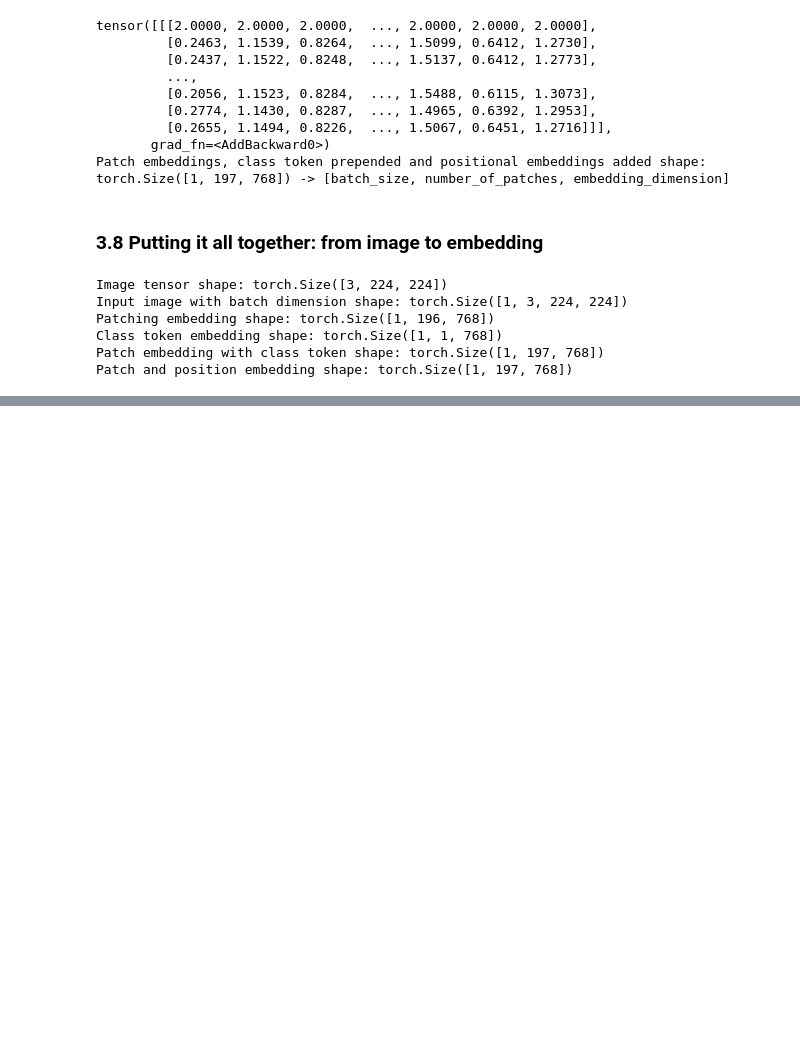
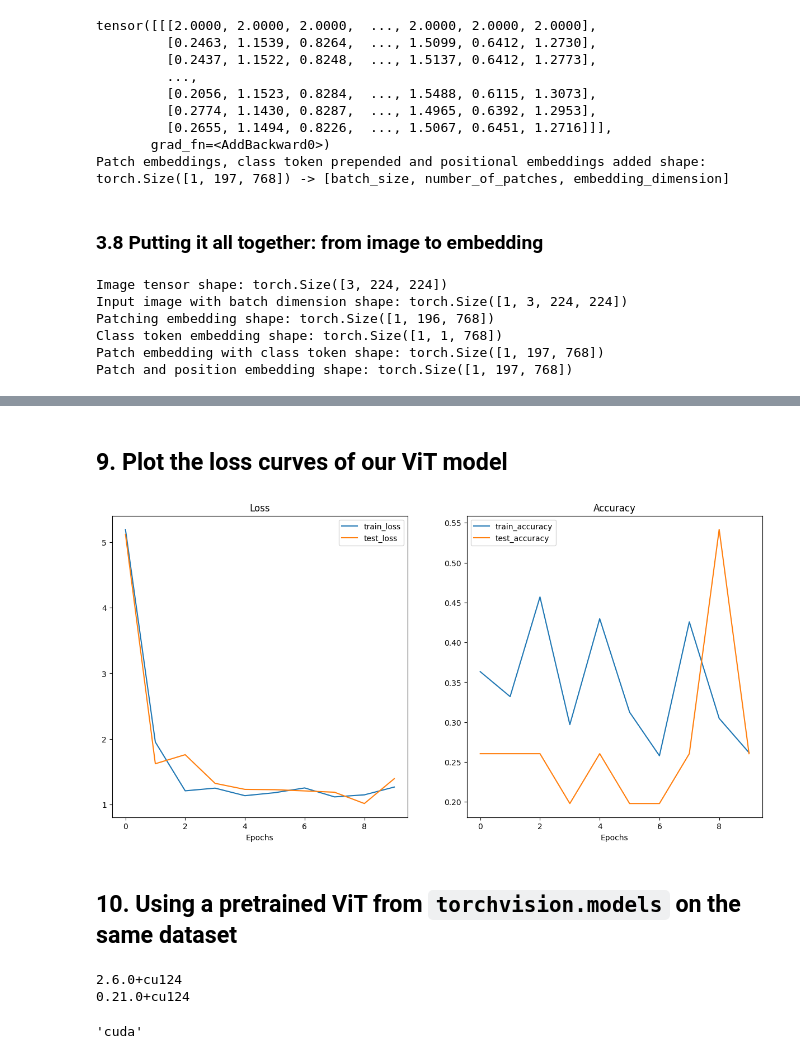
Before and after one commit to phoenixdev100/CyberKnights-NutriVision, a Jupyter notebook: Food_Data_ViT_Embeddings.ipynb, the cells around one changed output, grey strips where cells are left out. Drawn from its saved outputs; the diff is of its cells as text; code cells hidden in the pictures; blank space fills up the shorter version.

Commit message:
added the multi-head-attention, and food, prediction using with pretrained ViT model over 3 classes of pizza, steak and sushi

```diff
--- a/Food_Data_ViT_Embeddings.ipynb
+++ b/Food_Data_ViT_Embeddings.ipynb
@@ -614,0 +876,11 @@ Patch and position embedding shape: torch.Size([1, 197, 768])
+# %%
+set_seeds()
+
+# Create a random tensor with same shape as a single image
+random_image_tensor = torch.randn(1, 3, 224, 224) # (batch_size, color_channels, height, width)
+
+# Create an instance of ViT with the number of classes we're working with (pizza, steak, sushi)
+vit = ViT(num_classes=len(class_names))
+
+# Pass the random image tensor to our ViT instance
+vit(random_image_tensor)
@@ -614,0 +904,23 @@ Patch and position embedding shape: torch.Size([1, 197, 768])
+# %%
+from going_modular.going_modular import engine
+
+# Setup the optimizer to optimize our ViT model parameters using hyperparameters from the ViT paper
+optimizer = torch.optim.Adam(params=vit.parameters(),
+                             lr=3e-3, # Base LR
+                             betas=(0.9, 0.999), # default values (Training & Fine-tuning)
+                             weight_decay=0.3) # (Training & Fine-tuning)
+
+# Setup the loss function for multi-class classification
+loss_fn = torch.nn.CrossEntropyLoss()
+
+# Set the seeds
+set_seeds()
+
+# Train the model and save the training results to a dictionary
+results = engine.train(model=vit,
+                       train_dataloader=train_dataloader,
+                       test_dataloader=test_dataloader,
+                       optimizer=optimizer,
+                       loss_fn=loss_fn,
+                       epochs=10,
+                       device=device)
@@ -614,0 +938,24 @@ Patch and position embedding shape: torch.Size([1, 197, 768])
+# %% [markdown]
+## 9. Plot the loss curves of our ViT model
+# %%
+from helper_functions import plot_loss_curves
+
+# Plot our ViT model's loss curves
+plot_loss_curves(results)
+# %% [output]
+[figure, added]
+# %% [markdown]
+## 10. Using a pretrained ViT from `torchvision.models` on the same dataset
+# %%
+import torch
+import torchvision
+print(torch.__version__)
+print(torchvision.__version__)
+# %% [output]
+2.6.0+cu124
+0.21.0+cu124
+# %%
+device = "cuda" if torch.cuda.is_available() else "cpu"
+device
+# %% [output]
+'cuda'
```
Also changed, not shown: parts of 35 cells of this notebook.
